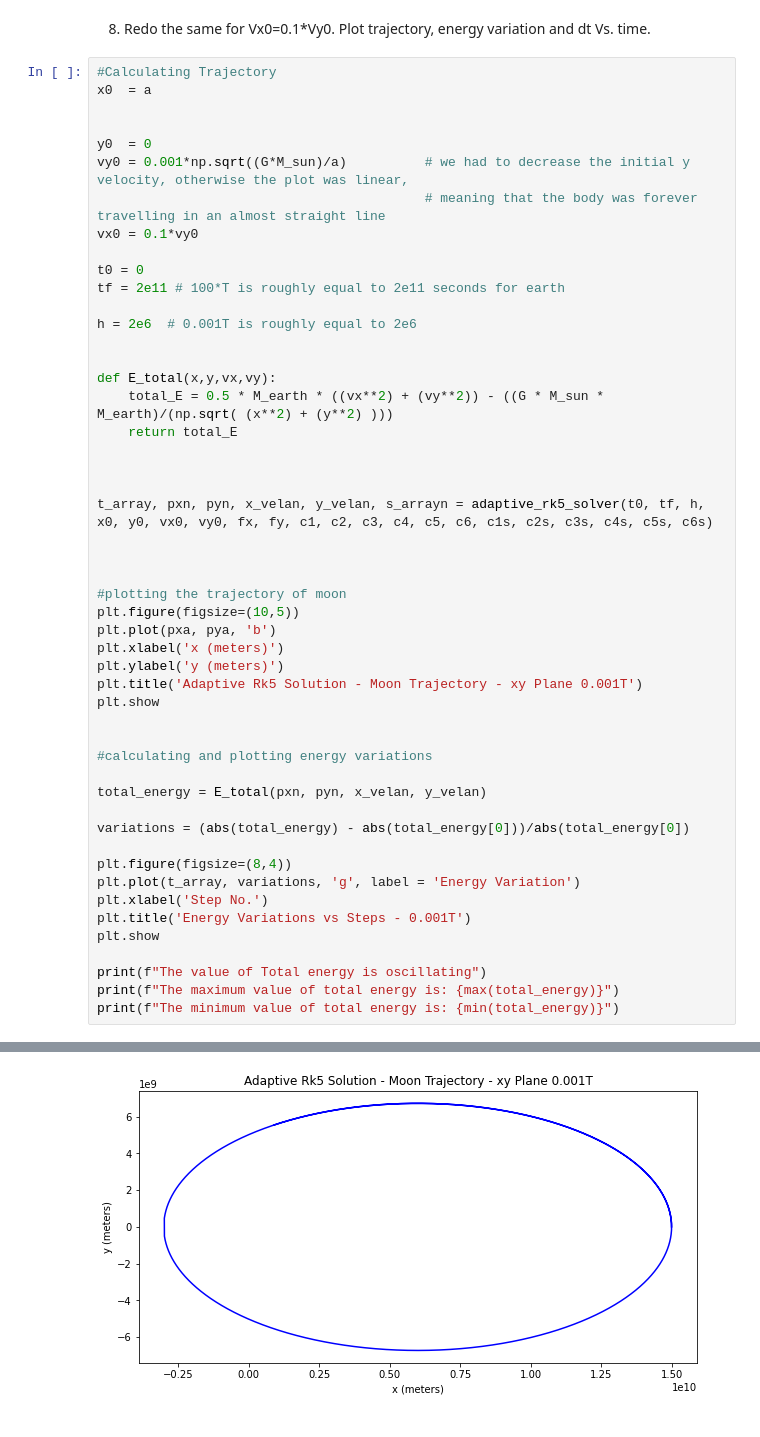
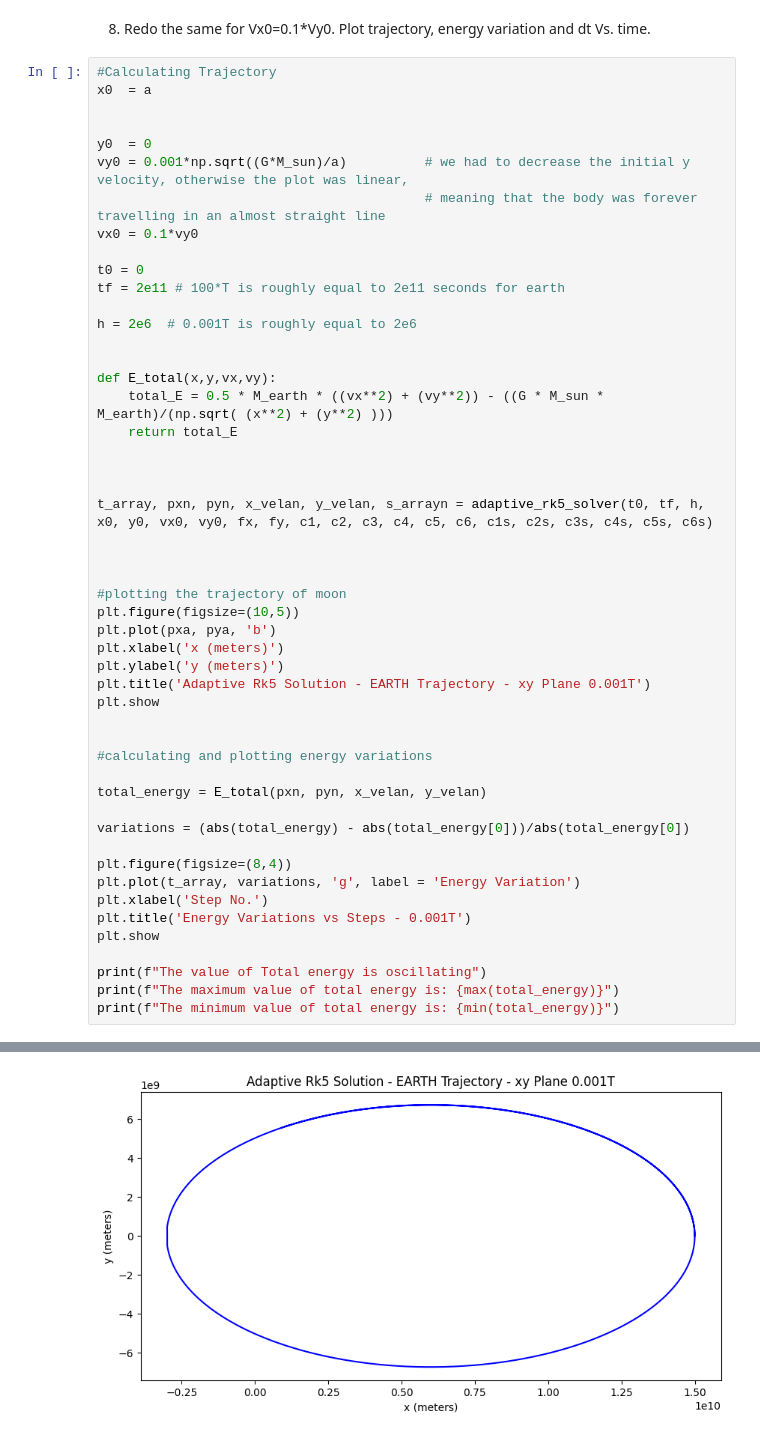
Before and after one commit to AnsImran/numerical-methods, a Jupyter notebook: 5_Gravity_Problem_with_RK5-Solver.ipynb, the cells around one changed output, grey strips where cells are left out. Cells and saved outputs as stored; diff of their text form.

```diff
--- a/5_Gravity_Problem_with_RK5-Solver.ipynb
+++ b/5_Gravity_Problem_with_RK5-Solver.ipynb
@@ -503,32 +503,32 @@ t_array, pxn, pyn, x_velan, y_velan, s_arrayn = adaptive_rk5_solver(t0, tf, h, x
 
 
 
 #plotting the trajectory of moon
 plt.figure(figsize=(10,5))
 plt.plot(pxa, pya, 'b')
 plt.xlabel('x (meters)')
 plt.ylabel('y (meters)')
-plt.title('Adaptive Rk5 Solution - Moon Trajectory - xy Plane 0.001T')
+plt.title('Adaptive Rk5 Solution - EARTH Trajectory - xy Plane 0.001T')
 plt.show
 
 
 #calculating and plotting energy variations
 
 total_energy = E_total(pxn, pyn, x_velan, y_velan)
 
 variations = (abs(total_energy) - abs(total_energy[0]))/abs(total_energy[0])
 
 plt.figure(figsize=(8,4))
 plt.plot(t_array, variations, 'g', label = 'Energy Variation')
 plt.xlabel('Step No.')
 plt.title('Energy Variations vs Steps - 0.001T')
 plt.show
 
 print(f"The value of Total energy is oscillating")
 print(f"The maximum value of total energy is: {max(total_energy)}")
 print(f"The minimum value of total energy is: {min(total_energy)}")
 # %% [output]
 The value of Total energy is oscillating
 The maximum value of total energy is: -5.295992807870416e+34
 The minimum value of total energy is: -2.627430936013609e+35
-[figure, old version]
+[figure, new version]
```
Also changed, not shown: parts of 8 cells of this notebook, 1 other file.
